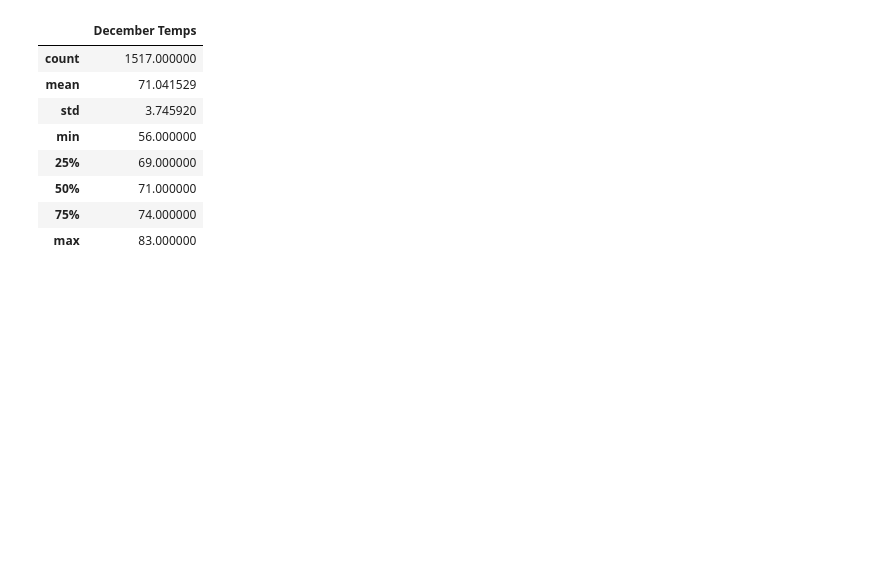
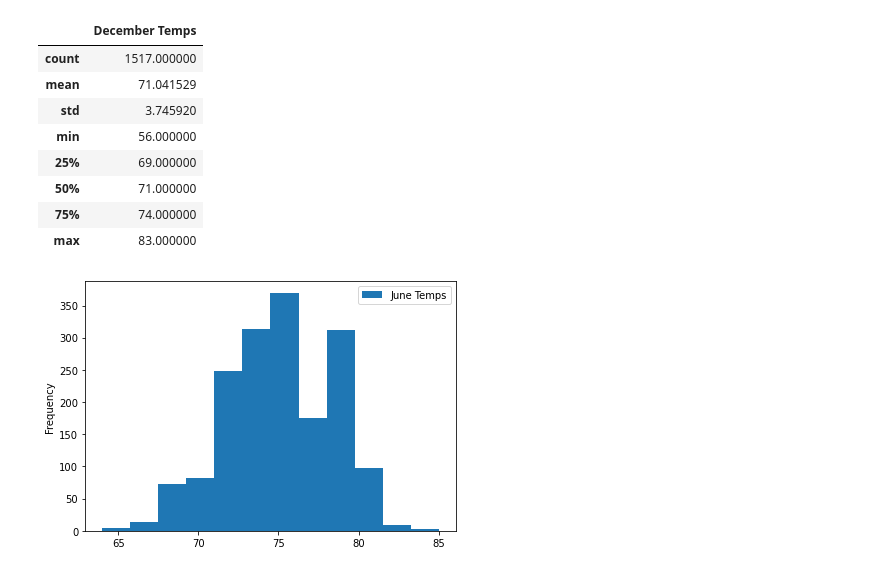
Before and after one commit to M-Gabriela/surfs_up, a Jupyter notebook: SurfsUp_Challenge.ipynb, the cells around one changed output. Saved outputs shown, nothing was run; the diff lists cells and outputs as text; code cells hidden in the pictures; blank space fills up the shorter version.

```diff
--- a/SurfsUp_Challenge.ipynb
+++ b/SurfsUp_Challenge.ipynb
@@ -59,9 +60,9 @@ print(results)
 # %%
 # 4. Create a DataFrame from the list of temperatures for the month of June.
 
-df = pd.DataFrame(results, columns=['date','June Temps'])
+df_June = pd.DataFrame(results, columns=['date','June Temps'])
 
-df.head()
+df_June.head()
 # %% [output]
 |  | date | June Temps |
 | 0 | 2010-06-01 | 78.0 |
@@ -141,3 +142,17 @@ df_dec.describe()
 | 50% | 71.000000 |
 | 75% | 74.000000 |
 | max | 83.000000 |
+# %%
+#Additional codes
+
+#Code to visualize June's dataframe
+
+#creating June's histogram
+
+df_June.plot.hist(bins=12)
+
+#compressing the x-axis labels
+
+plt.tight_layout()
+# %% [output]
+[figure, added]
```
Also changed, not shown: parts of 5 cells of this notebook, 2 other files.
